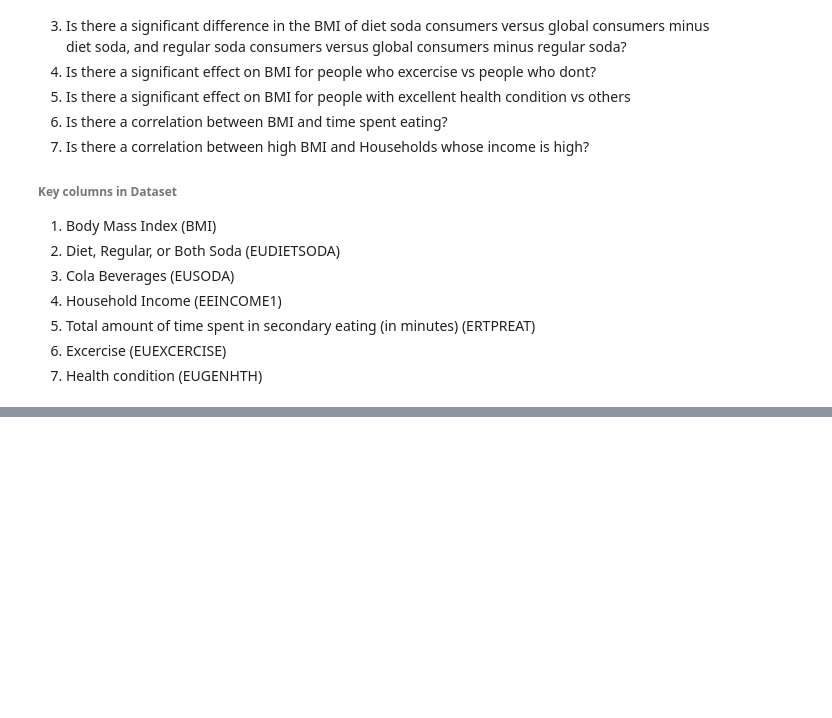
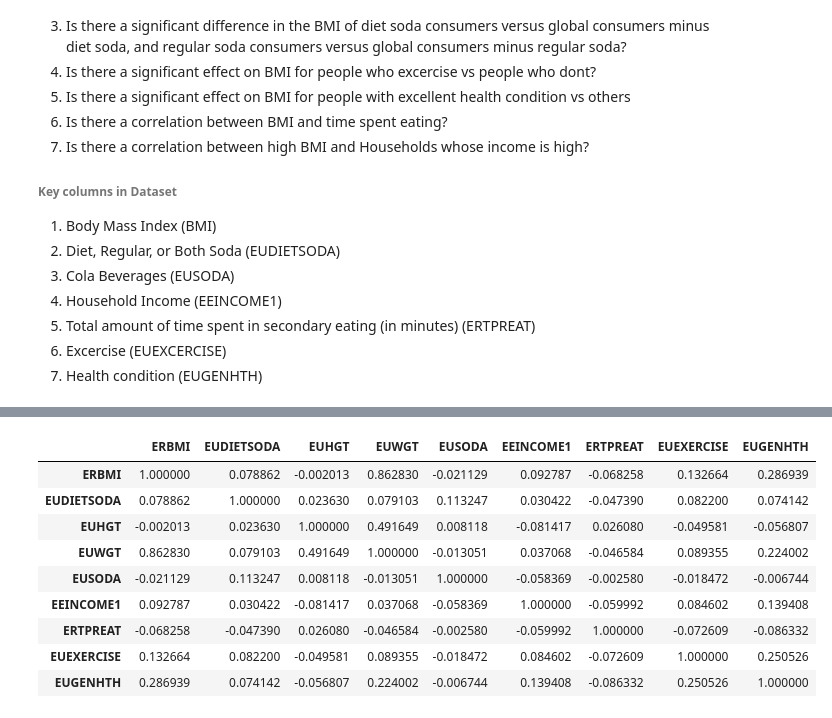
Before and after one commit to Nastajajo/health-stats-part-5-the-stags, a Jupyter notebook: EH_Study_2015-Copy1 (Edit by Alok).ipynb, the cells around one changed output, grey strips where cells are left out. Saved outputs shown, nothing was run; the diff lists cells and outputs as text; code cells hidden in the pictures; blank space fills up the shorter version.

```diff
--- a/EH_Study_2015-Copy1 (Edit by Alok).ipynb
+++ b/EH_Study_2015-Copy1 (Edit by Alok).ipynb
@@ -63,0 +81,13 @@ print(results)
+# %%
+results.corr(method='pearson')
+# %% [output]
+|  | ERBMI | EUDIETSODA | EUHGT | EUWGT | EUSODA | EEINCOME1 | ERTPREAT | EUEXERCISE | EUGENHTH |
+| ERBMI | 1.000000 | 0.078862 | -0.002013 | 0.862830 | -0.021129 | 0.092787 | -0.068258 | 0.132664 | 0.286939 |
+| EUDIETSODA | 0.078862 | 1.000000 | 0.023630 | 0.079103 | 0.113247 | 0.030422 | -0.047390 | 0.082200 | 0.074142 |
+| EUHGT | -0.002013 | 0.023630 | 1.000000 | 0.491649 | 0.008118 | -0.081417 | 0.026080 | -0.049581 | -0.056807 |
+| EUWGT | 0.862830 | 0.079103 | 0.491649 | 1.000000 | -0.013051 | 0.037068 | -0.046584 | 0.089355 | 0.224002 |
+| EUSODA | -0.021129 | 0.113247 | 0.008118 | -0.013051 | 1.000000 | -0.058369 | -0.002580 | -0.018472 | -0.006744 |
+| EEINCOME1 | 0.092787 | 0.030422 | -0.081417 | 0.037068 | -0.058369 | 1.000000 | -0.059992 | 0.084602 | 0.139408 |
+| ERTPREAT | -0.068258 | -0.047390 | 0.026080 | -0.046584 | -0.002580 | -0.059992 | 1.000000 | -0.072609 | -0.086332 |
+| EUEXERCISE | 0.132664 | 0.082200 | -0.049581 | 0.089355 | -0.018472 | 0.084602 | -0.072609 | 1.000000 | 0.250526 |
+| EUGENHTH | 0.286939 | 0.074142 | -0.056807 | 0.224002 | -0.006744 | 0.139408 | -0.086332 | 0.250526 | 1.000000 |
```
Also changed, not shown: parts of 3 cells of this notebook.
